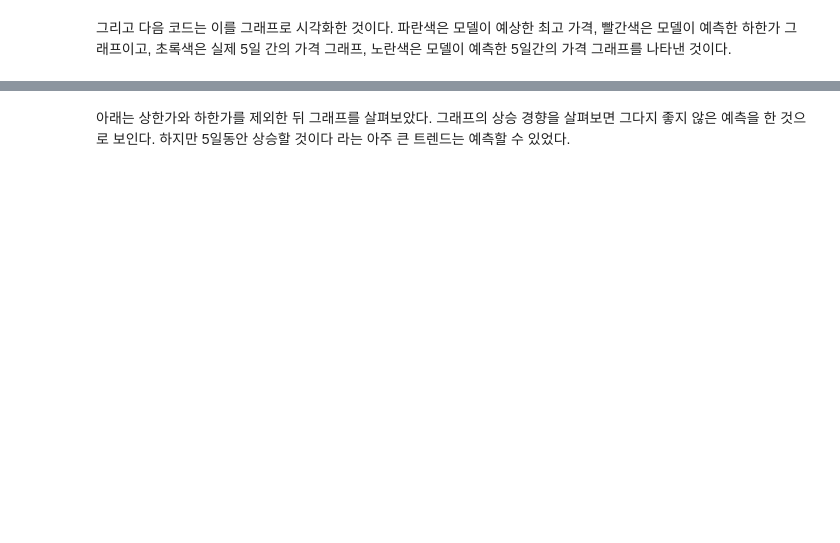
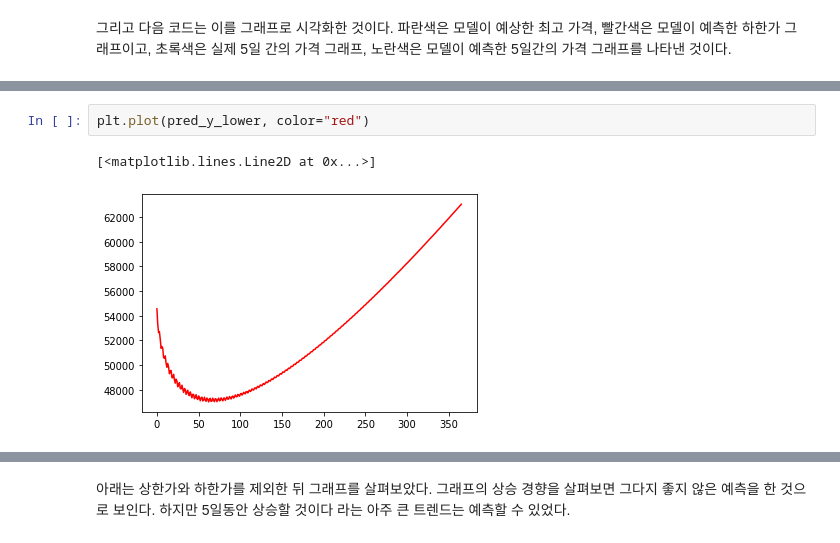
Before and after one commit to jaeyoon89/python_data_analysis, a Jupyter notebook: 2021_bitcoin_prediction.ipynb, the cells around one changed output, grey strips where cells are left out. Saved outputs shown, nothing was run; the diff lists cells and outputs as text; blank space fills up the shorter version.

```diff
--- a/2021_bitcoin_prediction.ipynb
+++ b/2021_bitcoin_prediction.ipynb
@@ -163,0 +169,5 @@ for lower_upper in forecast_data[2]:
+# %%
+plt.plot(pred_y_lower, color="red")
+# %% [output]
+[<matplotlib.lines.Line2D at 0x...>]
+[figure, added]
```
Also changed, not shown: parts of 10 cells of this notebook.
